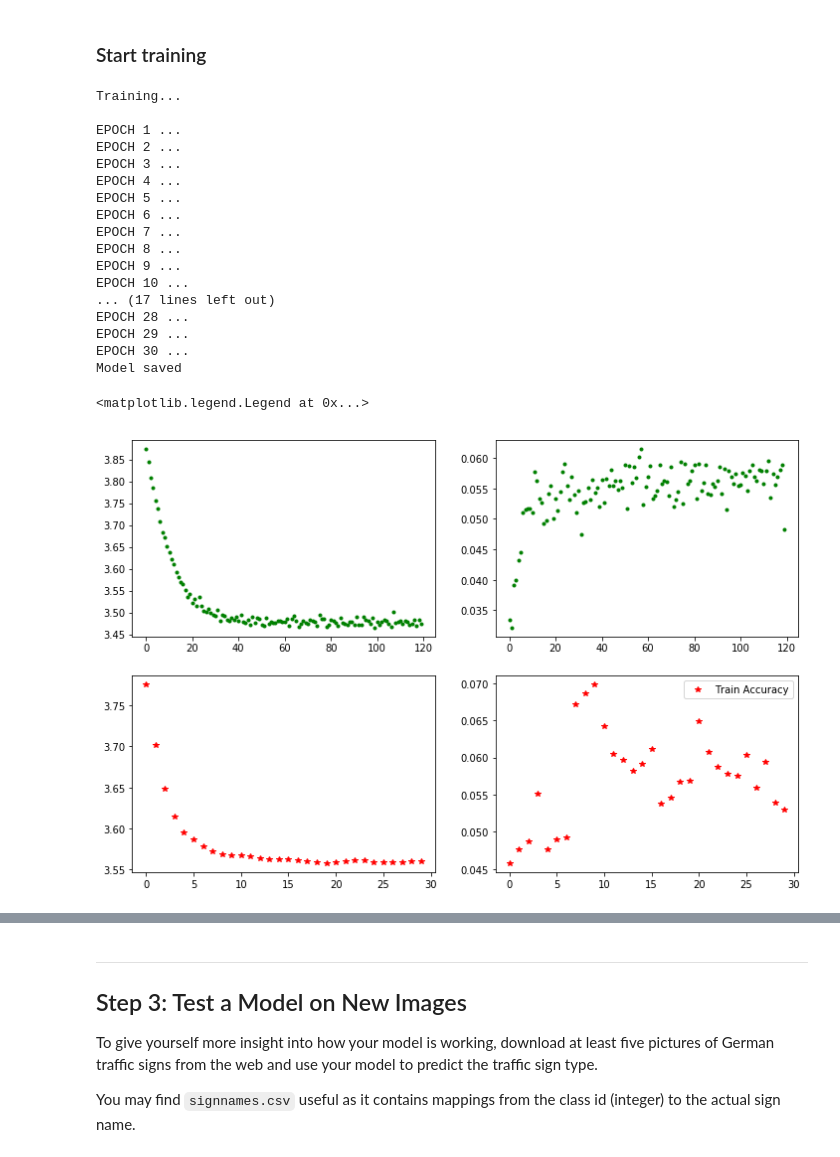
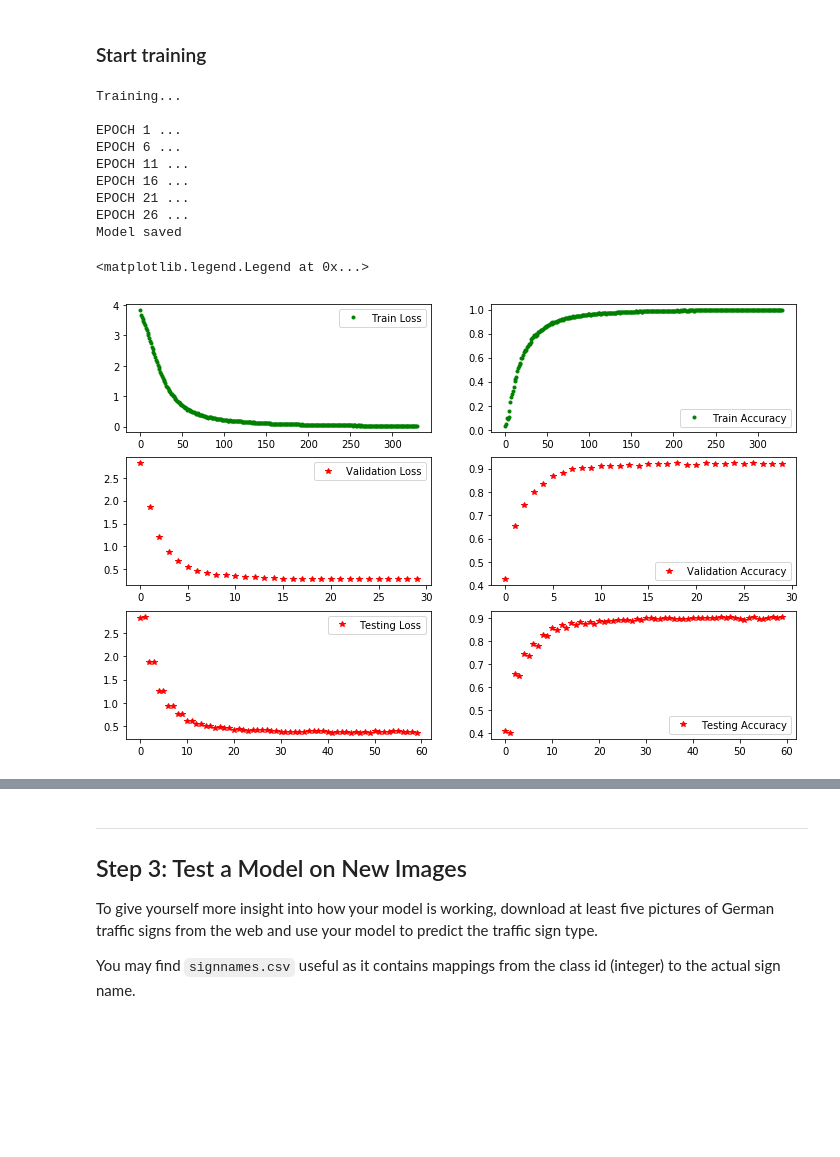
Before and after one commit to mhaytmyr/Udacity, a Jupyter notebook: Term1_Project2/Traffic_Sign_Classifier.ipynb, the cells around one changed output, grey strips where cells are left out. Cells and saved outputs as stored; diff of their text form; code cells hidden in the pictures; blank space fills up the shorter version.

```diff
--- a/Term1_Project2/Traffic_Sign_Classifier.ipynb
+++ b/Term1_Project2/Traffic_Sign_Classifier.ipynb
@@ -191,0 +235,3 @@ plt.show()
+# %%
+print(X_train_balanced.shape, y_train_balanced.shape)
+_ = plt.hist(y_train_balanced,bins=43)
@@ -263,7 +313,7 @@ class LeNetModel:
     def build_op(self,filter1,filter2,layer1,layer2,kernel1,kernel2):
 
         #define variables and expressions
-        self.inputs = tf.placeholder(tf.float32,[None, self.H, self.W, self.C])
+        self.inputs = tf.placeholder(tf.float32,[None, self.H, self.W, self.C],name="inputs")
 
         ###########################
         #create convolution layer 1
@@ -338,7 +388,7 @@ class LeNetModel:
                                        mean=batch_mean,
                                        variance=tf.sqrt(batch_var), offset=0, scale=1, variance_epsilon=1e-10)
 
-        fc1 = tf.nn.sigmoid(Z1)
+        self.fc1 = tf.nn.sigmoid(Z1)
         #print("Flat 2 shape ",fc1.shape)
 
         ###########################
@@ -352,7 +402,7 @@ class LeNetModel:
                                                   shape = [layer2]),
                               name = "dense2_b"
                               )
-        Z2 = tf.nn.bias_add(tf.matmul(fc1,self.W4), self.b4)
+        Z2 = tf.nn.bias_add(tf.matmul(self.fc1,self.W4), self.b4)
 
         ##add batch normalization on second layer
         batch_mean, batch_var = tf.nn.moments(Z2,[0])
@@ -360,7 +410,7 @@ class LeNetModel:
                                        mean=batch_mean,
                                        variance=tf.sqrt(batch_var), offset=0, scale=1, variance_epsilon=1e-10)
 
-        fc2 = tf.nn.sigmoid(Z2)
+        self.fc2 = tf.nn.sigmoid(Z2)
         #print("Dense 2 shape ",fc2.shape)
 
         ###########################
@@ -377,8 +427,8 @@ class LeNetModel:
                               )
 
         #Use following in sigmois softmax
-        self.logits = tf.nn.bias_add(tf.matmul(fc2,self.W5),self.b5)
-        self.Y = tf.nn.softmax(self.logits)
+        self.logits = tf.nn.bias_add(tf.matmul(self.fc2,self.W5),self.b5)
+        self.Y = tf.nn.softmax(self.logits,name="logits")
         #print("Output shape ",self.logits.shape)
 
 
@@ -446,7 +480,7 @@ def data_augment(input_images, input_labels):
 tf.reset_default_graph()
 
 ### Inititate LeNet Model
-model = LeNetModel(32,32,3,mu_init=mu,sigma_init=sigma)
+model = LeNetModel(32,32,1,mu_init=mu,sigma_init=sigma)
 ### Build architecture
 model.build_op(filter1=6,filter2=16,layer1=120,layer2=84,kernel1=5,kernel2=5)
 ### Build training operation, all information should be accesable at this point
@@ -454,64 +488,71 @@ model.train_op(LEARNRATE)
 # %% [markdown]
 ### Start training
 # %%
-
 saver = tf.train.Saver()
 
-train_loss_array, train_accuracy_array = [],[]
+train_loss_vector, train_accuracy_vector = [],[]
+val_loss_vector, val_accuracy_vector = [],[]
 test_loss_vector, test_accuracy_vector = [],[]
 with tf.Session() as sess:
     sess.run(tf.global_variables_initializer())
-    num_examples = len(X_train)
+    num_examples = len(X_train_norm)
+
+    #if tf.train.checkpoint_exists("checkpoints/"+MODEL_NAME):
+    #    print("Loading checkpoint...")
+    #    saver.restore(sess,"checkpoints/"+MODEL_NAME)
 
     print("Training...")
     print()
     for i in range(EPOCHS):
-        X_train, y_train = shuffle(X_train_norm, y_train)
+        X_train_shuffle, y_train_shuffle = shuffle(X_train_norm, y_train_norm)
+
         for offset in range(0, num_examples, BATCH_SIZE):
             end = offset + BATCH_SIZE
-            batch_x, batch_y = X_train[offset:end], y_train[offset:end]
+            batch_x, batch_y = X_train_shuffle[offset:end], y_train_shuffle[offset:end]
 
             _, t_loss, t_accuracy = sess.run([model.optimizer,model.loss, model.accuracy], \
                                           feed_dict={model.inputs: batch_x, model.targets: batch_y})
 
-            train_loss_array.append(t_loss)
-            train_accuracy_array.append(t_accuracy)
+            #temp = sess.run(tf.argmax(model.Y,1), feed_dict={model.inputs:batch_x})
+            #print(temp[:10])
+
+            train_loss_vector.append(t_loss)
+            train_accuracy_vector.append(t_accuracy)
 
         validation_accuracy, validation_loss = evaluate(X_valid_norm, y_valid,
+                                                        model,val_loss_vector, val_accuracy_vector)
+
+        test_accuracy, test_loss = evaluate(X_test_norm, y_test,
                                                         model,test_loss_vector, test_accuracy_vector)
-        #train_accuracy, train_loss = evaluate(X_train_norm, y_train, model)
-        print("EPOCH {} ...".format(i+1))
+
+        if i%5==0: print("EPOCH {} ...".format(i+1))
         #print("Validation Accuracy = {:.3f}, Train Accuracy = {:.3f}".format(validation_accuracy,train_accuracy))
         #print("Validation Loss = {:.3f}, Train Loss = {:.3f}".format(validation_loss,train_loss))
         #print()
 
     saver.save(sess, 'checkpoints/'+MODEL_NAME)
     print("Model saved")
 
-fig, axes = plt.subplots(ncols=2,nrows=2, figsize=(12,8))
+fig, axes = plt.subplots(ncols=2,nrows=3, figsize=(12,8))
 ax = axes.ravel()
-ax[0].plot(train_loss_array,"g.",label="Train Loss")
-ax[1].plot(train_accuracy_array,"g.",label="Train Accuracy")
-ax[2].plot(test_loss_vector,"r*",label="Test Loss")
-ax[3].plot(test_accuracy_vector,"r*",label="Train Accuracy")
-plt.legend()
+ax[0].plot(train_loss_vector,"g.",label="Train Loss")
+ax[1].plot(train_accuracy_vector,"g.",label="Train Accuracy")
+ax[2].plot(val_loss_vector,"r*",label="Validation Loss")
+ax[3].plot(val_accuracy_vector,"r*",label="Validation Accuracy")
+ax[4].plot(test_loss_vector,"r*",label="Testing Loss")
+ax[5].plot(test_accuracy_vector,"r*",label="Testing Accuracy")
+ax[0].legend(); ax[1].legend()
+ax[2].legend(); ax[3].legend()
+ax[4].legend(); ax[5].legend()
 # %% [output]
 Training...
 
 EPOCH 1 ...
-EPOCH 2 ...
-EPOCH 3 ...
-EPOCH 4 ...
-EPOCH 5 ...
 EPOCH 6 ...
-EPOCH 7 ...
-EPOCH 8 ...
-EPOCH 9 ...
-EPOCH 10 ...
-... (17 lines left out)
-EPOCH 28 ...
-EPOCH 29 ...
-EPOCH 30 ...
+EPOCH 11 ...
+EPOCH 16 ...
+EPOCH 21 ...
+EPOCH 26 ...
 Model saved
 <matplotlib.legend.Legend at 0x...>
-[figure, old version]
+[figure, new version]
```
Also changed, not shown: parts of 20 cells of this notebook, 9 other files.
